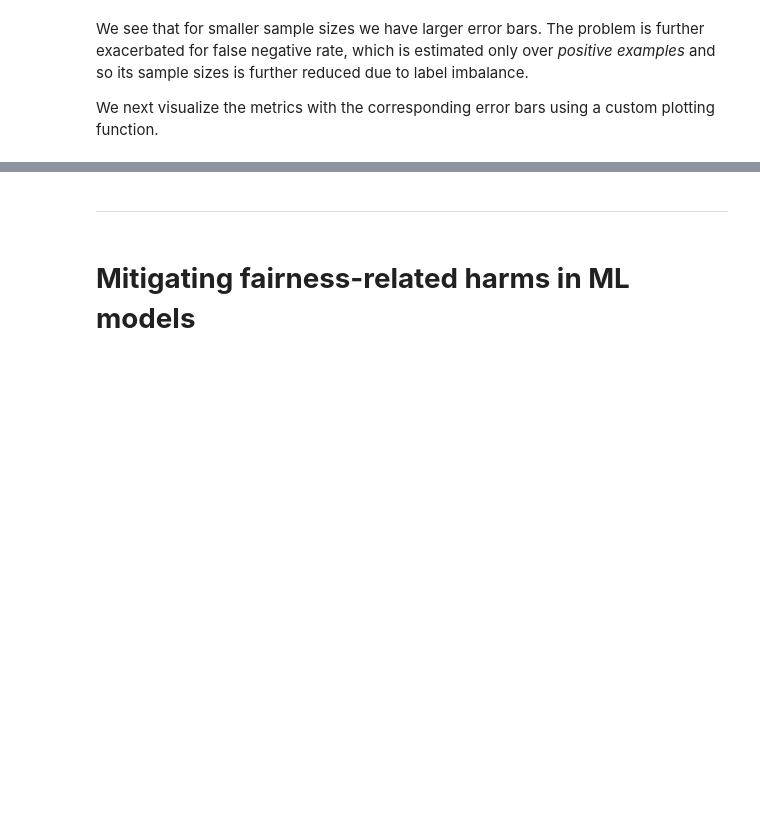
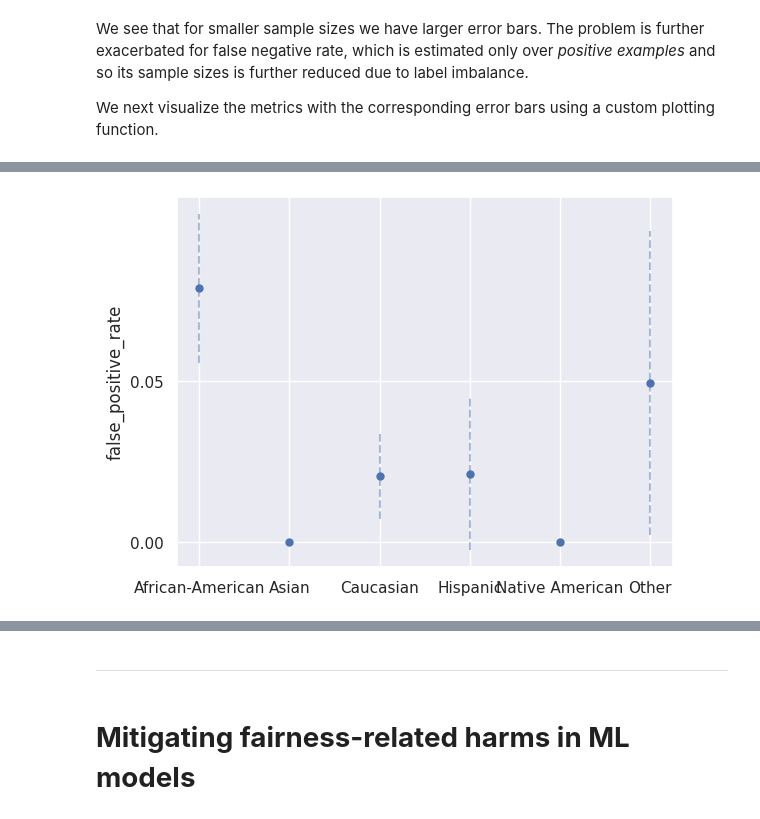
Before and after one commit to nokks/Fairness, a Jupyter notebook: 2021_scipy_tutorial/fairness-in-AI-systems-student.ipynb, the cells around one changed output, grey strips where cells are left out. Cells and saved outputs as stored; diff of their text form; code cells hidden in the pictures; blank space fills up the shorter version.

```diff
--- a/2021_scipy_tutorial/fairness-in-AI-systems-student.ipynb
+++ b/2021_scipy_tutorial/fairness-in-AI-systems-student.ipynb
@@ -1461,8 +1645,8 @@ metrics_with_err_bars = {
     "count": count,
     "selection_rate": selection_rate,
     "selection_err_bar": selection_rate_error,
-    "false_negative_rate": false_negative_rate,
-    "fnr_err_bar": fnr_error,
+    "false_positive_rate": false_positive_rate,
+    "fpr_err_bar": fpr_error,
     "balanced_accuracy": balanced_accuracy_score,
     "bal_acc_err_bar": balanced_accuracy_error
 }
@@ -1471,14 +1655,14 @@ metrics_with_err_bars = {
 metrics_to_display = [
     "count",
     "selection_rate",
-    "false_negative_rate",
+    "false_positive_rate",
     "balanced_accuracy"
 ]
 
 # sometimes we will only want to show the difference values of the metrics other than count
 differences_to_display = [
     "selection_rate",
-    "false_negative_rate",
+    "false_positive_rate",
     "balanced_accuracy"
 ]
 # %%
@@ -1520,4 +1715,6 @@ plot_group_metrics_with_error_bars(metricframe_unmitigated_w_err, "selection_rat
 # %%
-plot_group_metrics_with_error_bars(metricframe_unmitigated_w_err, "false_negative_rate", "fnr_err_bar")
+plot_group_metrics_with_error_bars(metricframe_unmitigated_w_err, "false_positive_rate", "fpr_err_bar")
+# %% [output]
+[figure, added]
 # %%
 plot_group_metrics_with_error_bars(metricframe_unmitigated_w_err, "balanced_accuracy", "bal_acc_err_bar")
```
Also changed, not shown: parts of 16 cells of this notebook.
